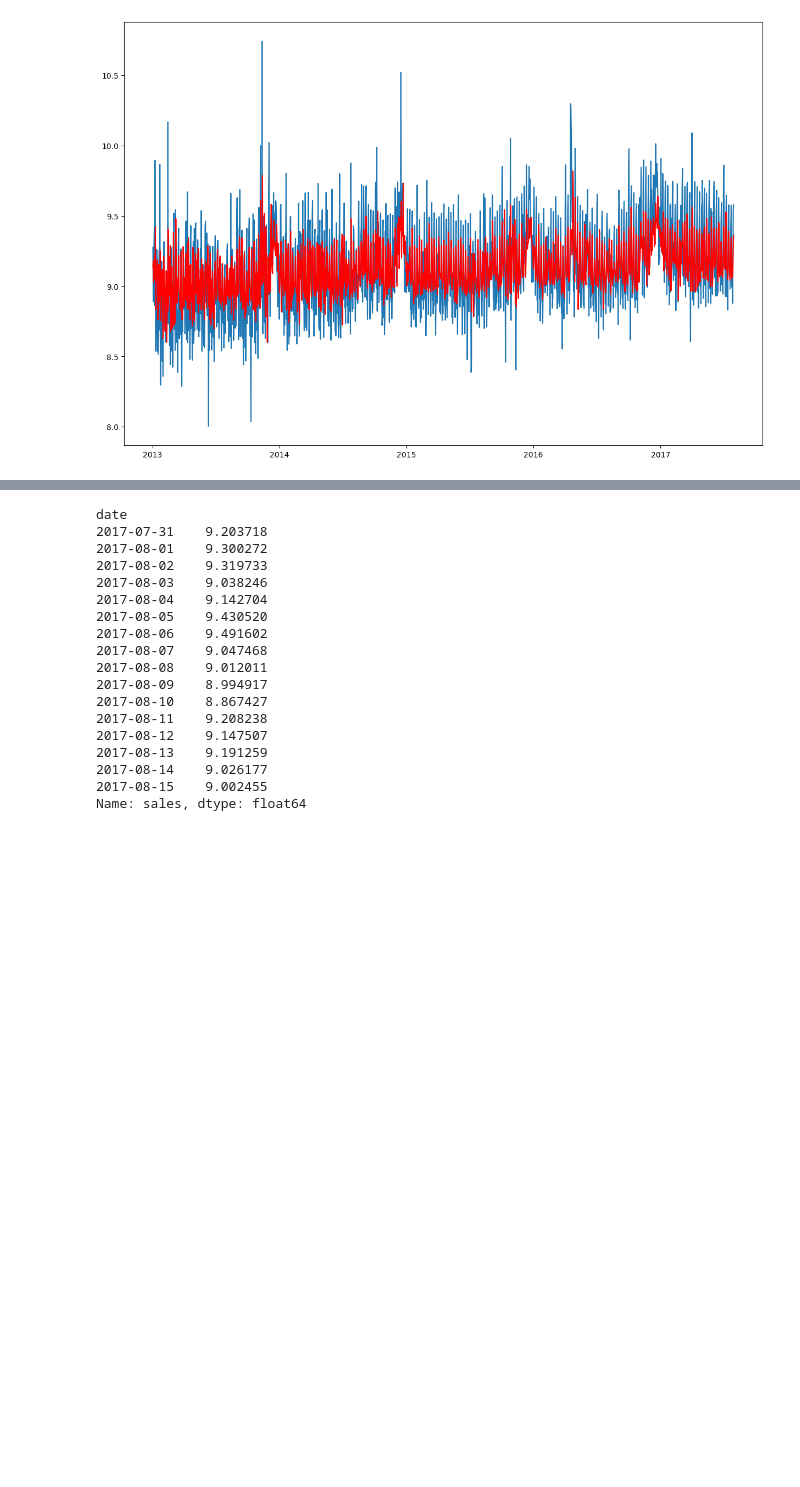
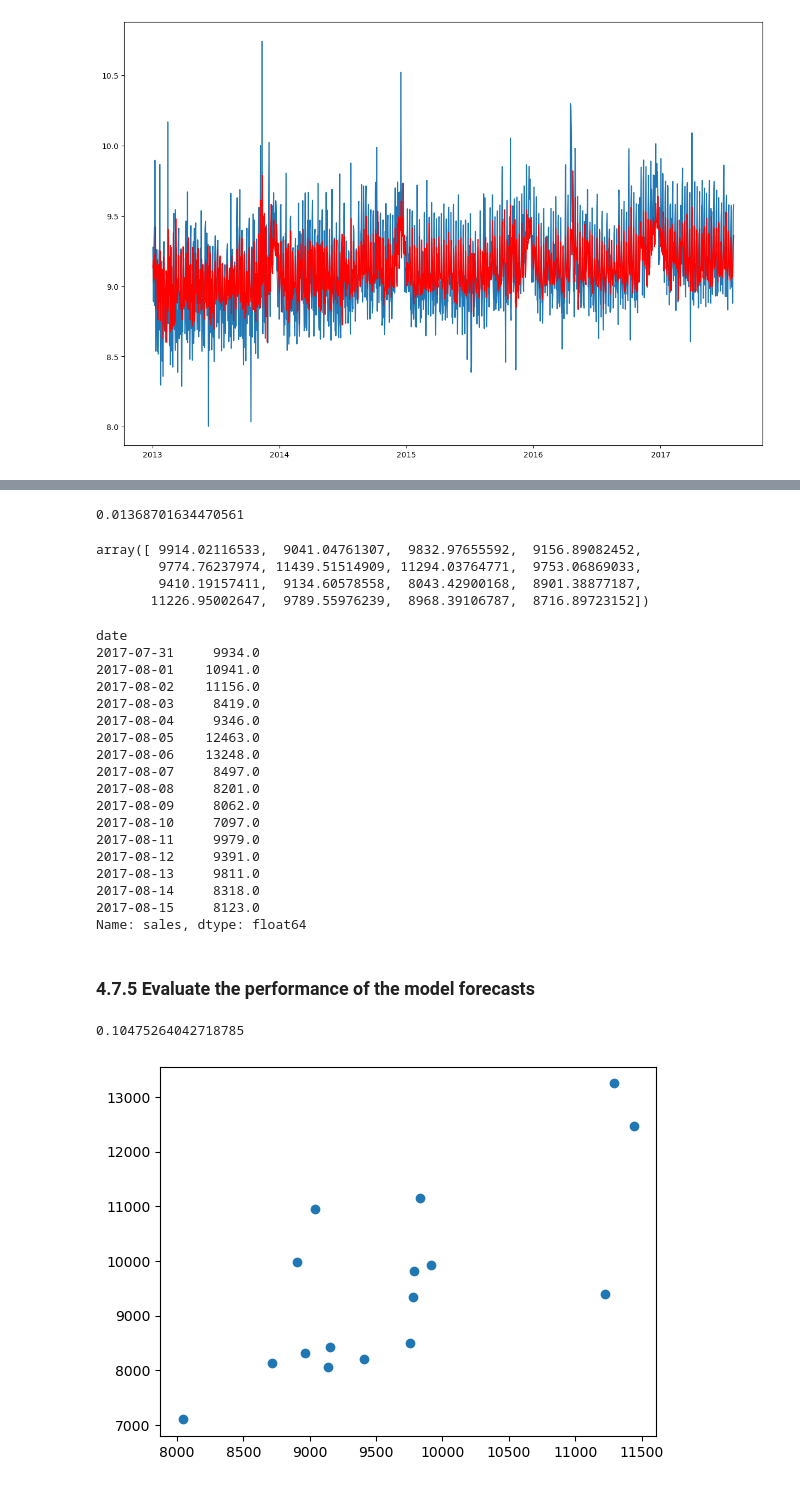
Before and after one commit to zxie9/Capstone-Project-Two, a Jupyter notebook: Notebooks/4. Pre-Processing and ARIMA Model.ipynb, the cells around one changed output, grey strips where cells are left out. Cells and saved outputs as stored; diff of their text form; code cells hidden in the pictures; blank space fills up the shorter version.

Commit message:
ARIMA

```diff
--- a/Notebooks/4. Pre-Processing and ARIMA Model.ipynb
+++ b/Notebooks/4. Pre-Processing and ARIMA Model.ipynb
@@ -252,8 +255,8 @@ def evaluate_arima_model(train, test, arima_order):
         past.append(test[i])
     # calculate out of sample error
     error = mean_squared_error(test, predictions)
-    # Return the error
-    return error
+    # Return the error and predictions
+    return error, predictions
 # %% [markdown]
 ### 4.7.2 Make a function to evaluate the different ARIMA models with different p, d, and q values<a id='4.7.2'></a>
 # %%
@@ -396,0 +389,3 @@ dtype: float64
+# %%
+ylog_mse, ylog_pred = evaluate_arima_model(ylog_train, ylog_test, order)
+ylog_pred
@@ -397,22 +409,37 @@ dtype: float64
+# %%
+ylog_mse
+# %% [output]
+0.01368701634470561
+# %%
+#original variable: y_pred
+y_pred = np.exp(ylog_pred)
+y_pred
+# %% [output]
+array([ 9914.02116533,  9041.04761307,  9832.97655592,  9156.89082452,
+        9774.76237974, 11439.51514909, 11294.03764771,  9753.06869033,
+        9410.19157411,  9134.60578558,  8043.42900168,  8901.38877187,
+       11226.95002647,  9789.55976239,  8968.39106787,  8716.89723152])
 # %%
-y_true = ylog_test
+y_true = y[split:len(y)] #same as: np.exp(ylog_test)
 y_true
 # %% [output]
 date
-2017-07-31    9.203718
-2017-08-01    9.300272
-2017-08-02    9.319733
-2017-08-03    9.038246
-2017-08-04    9.142704
-2017-08-05    9.430520
-2017-08-06    9.491602
-2017-08-07    9.047468
-2017-08-08    9.012011
-2017-08-09    8.994917
-2017-08-10    8.867427
-2017-08-11    9.208238
-2017-08-12    9.147507
-2017-08-13    9.191259
-2017-08-14    9.026177
-2017-08-15    9.002455
+2017-07-31     9934.0
+2017-08-01    10941.0
+2017-08-02    11156.0
+2017-08-03     8419.0
+2017-08-04     9346.0
+2017-08-05    12463.0
+2017-08-06    13248.0
+2017-08-07     8497.0
+2017-08-08     8201.0
+2017-08-09     8062.0
+2017-08-10     7097.0
+2017-08-11     9979.0
+2017-08-12     9391.0
+2017-08-13     9811.0
+2017-08-14     8318.0
+2017-08-15     8123.0
 Name: sales, dtype: float64
+# %% [markdown]
+### 4.7.5 Evaluate the performance of the model forecasts<a id='4.7.5'></a>
@@ -418,0 +449,12 @@ Name: sales, dtype: float64
+# %%
+# MEAN(APE)
+mAPE = np.mean(APE)
+mAPE
+# %% [output]
+0.10475264042718785
+# %%
+# predicted-vs-actual scatterplot
+plt.scatter(y_pred, y_true)
+plt.show()
+# %% [output]
+[figure, added]
```
Also changed, not shown: parts of 18 cells of this notebook.
